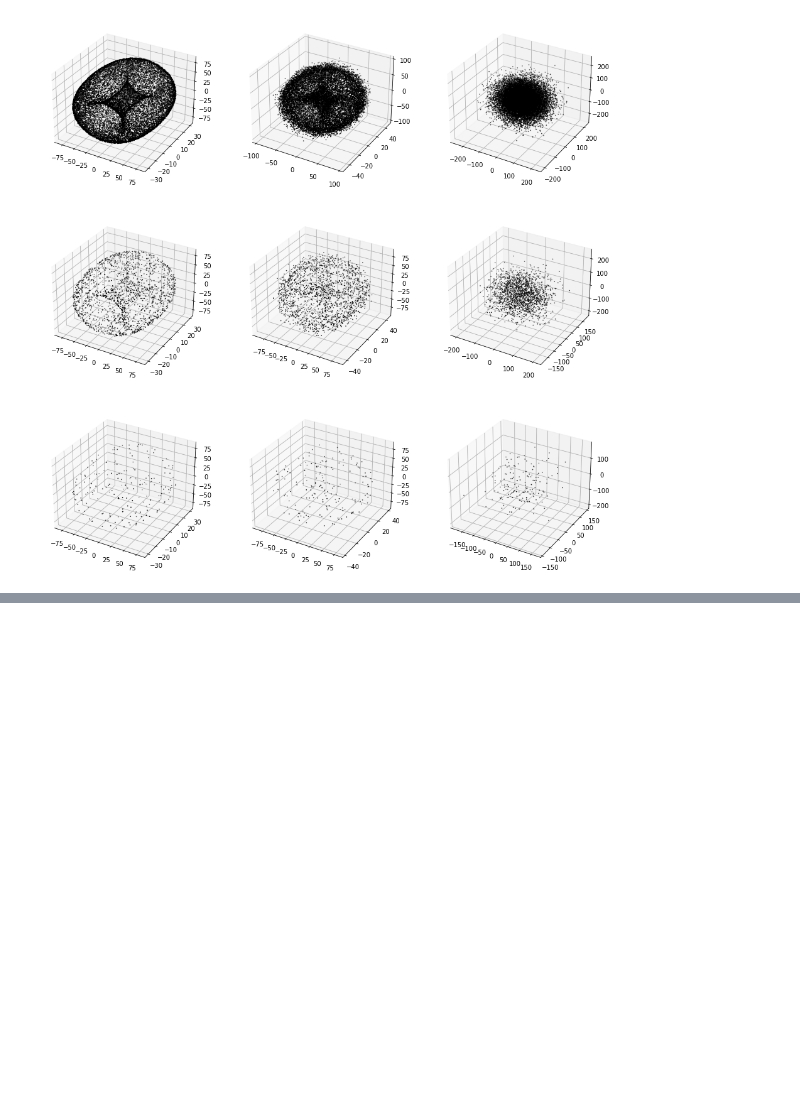
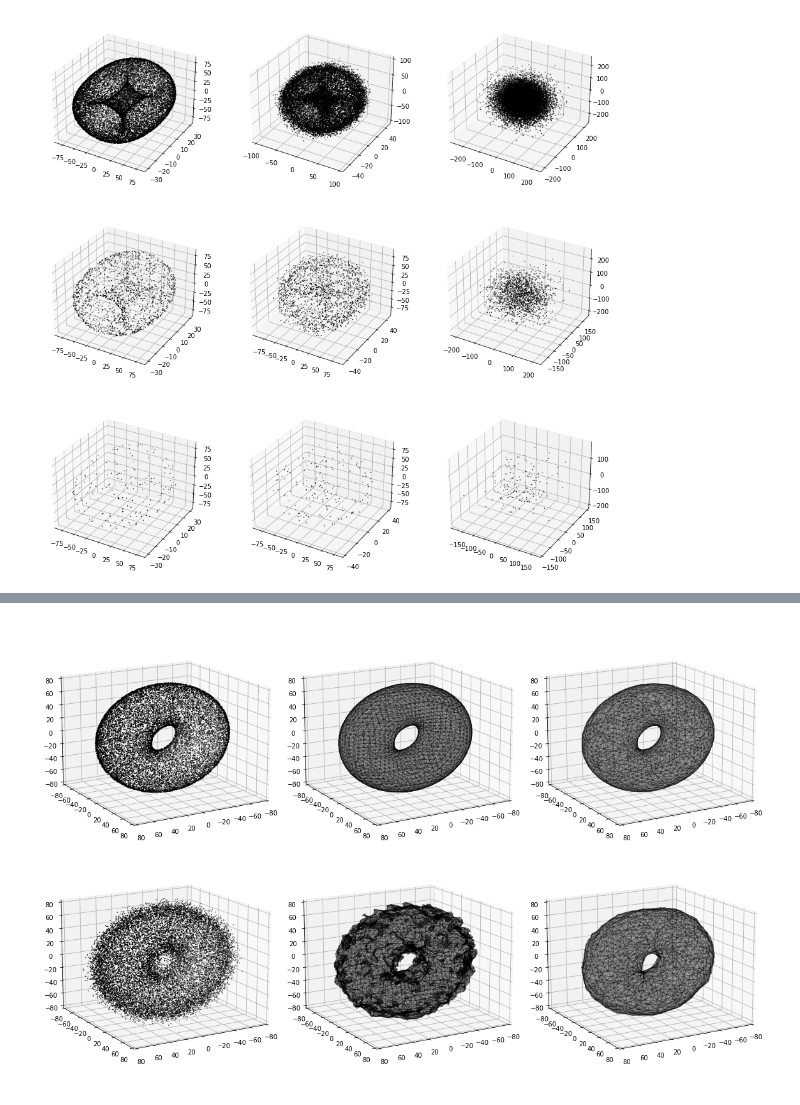
Before and after one commit to python-microscopy/ch-shrinkwrap, a Jupyter notebook: notebooks/generate_points_to_wrap.ipynb, the cells around one changed output, grey strips where cells are left out. Saved outputs shown, nothing was run; the diff lists cells and outputs as text; code cells hidden in the pictures; blank space fills up the shorter version.

```diff
--- a/notebooks/generate_points_to_wrap.ipynb
+++ b/notebooks/generate_points_to_wrap.ipynb
@@ -79,0 +63,85 @@ NameError: name 'pipeline' is not defined
+# %%
+import numpy as np
+import matplotlib.pyplot as plt
+from stl import mesh
+from mpl_toolkits import mplot3d
+
+t0 = "torus_R50_r30_p0_n0"
+t1 = "torus_R50_r30_p0_n5_0"
+
+fig = plt.figure(figsize=(16,16))
+
+a0 = 15
+a1 = 60
+xl, xu = -80, 80
+yl, yu = -80, 80
+zl, zu = -80, 80
+
+ax = fig.add_subplot(231, projection='3d')
+x,y,z = np.loadtxt(t0+".txt").T
+ax.scatter(x,y,z,c='k',s=0.5)
+ax.set_xlim(xl, xu)
+ax.set_ylim(yl, yu)
+ax.set_zlim(zl, zu)
+ax.view_init(a0, a1)
+
+ax = fig.add_subplot(234, projection='3d')
+x,y,z = np.loadtxt(t1+".txt").T
+ax.scatter(x,y,z,c='k',s=0.5)
+ax.set_xlim(xl, xu)
+ax.set_ylim(yl, yu)
+ax.set_zlim(zl, zu)
+ax.view_init(a0, a1)
+
+ax = fig.add_subplot(232, projection='3d')
+
+your_mesh = mesh.Mesh.from_file(t0+'.stl')
+ax.add_collection3d(mplot3d.art3d.Poly3DCollection(your_mesh.vectors, linewidths=1, alpha=0.2, facecolor='k', edgecolor='k'))
+# Auto scale to the mesh size
+scale = your_mesh.points.flatten()
+ax.auto_scale_xyz(scale, scale, scale)
+ax.set_xlim(xl, xu)
+ax.set_ylim(yl, yu)
+ax.set_zlim(zl, zu)
+ax.view_init(a0, a1)
+
+ax = fig.add_subplot(233, projection='3d')
+
+your_mesh = mesh.Mesh.from_file("PYME"+t0+'.stl')
+ax.add_collection3d(mplot3d.art3d.Poly3DCollection(your_mesh.vectors, linewidths=1, alpha=0.2, facecolor='k', edgecolor='k'))
+# Auto scale to the mesh size
+scale = your_mesh.points.flatten()
+ax.auto_scale_xyz(scale, scale, scale)
+ax.set_xlim(xl, xu)
+ax.set_ylim(yl, yu)
+ax.set_zlim(zl, zu)
+ax.view_init(a0, a1)
+
+ax = fig.add_subplot(235, projection='3d')
+
+your_mesh = mesh.Mesh.from_file(t1+'.stl')
+ax.add_collection3d(mplot3d.art3d.Poly3DCollection(your_mesh.vectors, linewidths=1, alpha=0.2, facecolor='k', edgecolor='k'))
+# Auto scale to the mesh size
+scale = your_mesh.points.flatten()
+ax.auto_scale_xyz(scale, scale, scale)
+ax.set_xlim(xl, xu)
+ax.set_ylim(yl, yu)
+ax.set_zlim(zl, zu)
+ax.view_init(a0, a1)
+
+ax = fig.add_subplot(236, projection='3d')
+
+your_mesh = mesh.Mesh.from_file("PYME"+t1+'.stl')
+ax.add_collection3d(mplot3d.art3d.Poly3DCollection(your_mesh.vectors, linewidths=1, alpha=0.2, facecolor='k', edgecolor='k'))
+# Auto scale to the mesh size
+scale = your_mesh.points.flatten()
+ax.auto_scale_xyz(scale, scale, scale)
+ax.set_xlim(xl, xu)
+ax.set_ylim(yl, yu)
+ax.set_zlim(zl, zu)
+ax.view_init(a0, a1)
+fig.tight_layout()
+plt.subplots_adjust(hspace=-0.55)
+plt.savefig("toruses.png", dpi=600)
+# %% [output]
+[figure, added]
```
Also changed, not shown: parts of 2 cells of this notebook, 11 other files.
